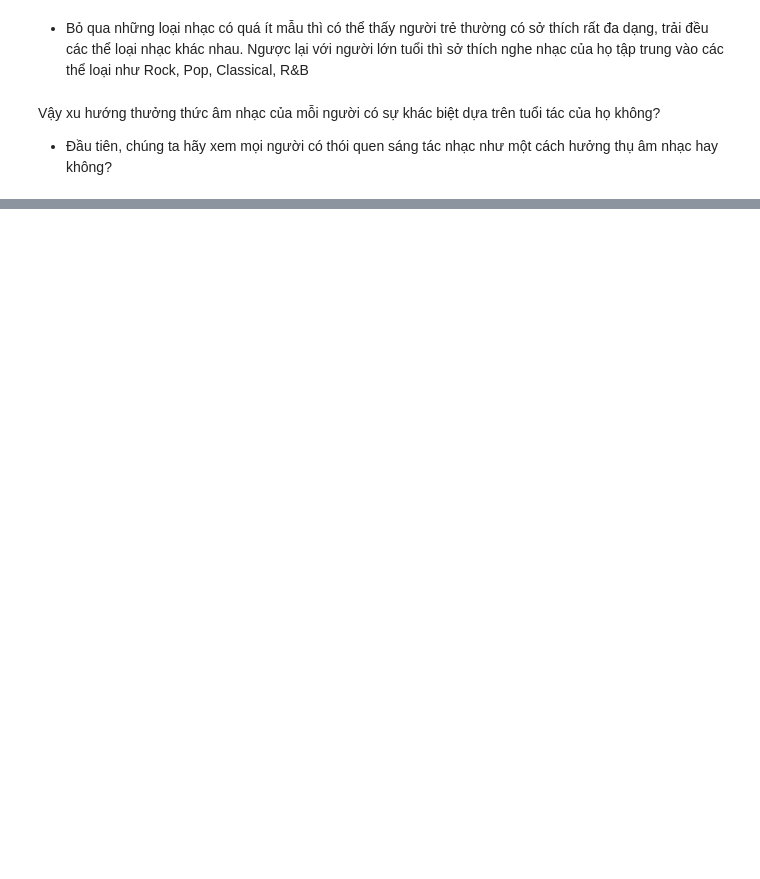
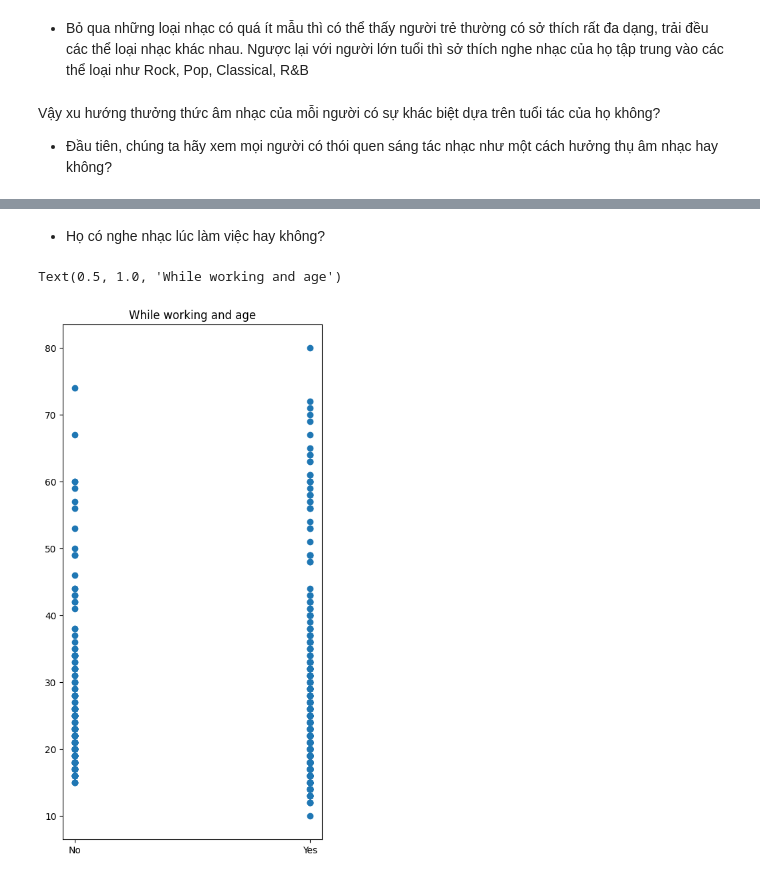
Before and after one commit to HungLVT/DS, a Jupyter notebook: 4.0-questions-and-answers.ipynb, the cells around one changed output, grey strips where cells are left out. Cells and saved outputs as stored; diff of their text form; code cells hidden in the pictures; blank space fills up the shorter version.

```diff
--- a/4.0-questions-and-answers.ipynb
+++ b/4.0-questions-and-answers.ipynb
@@ -140,0 +151,9 @@ df_composer_age.boxplot(by = 'Composer')
+# %% [markdown]
+- Họ có nghe nhạc lúc làm việc hay không?
+# %%
+plt.figure(figsize = (5, 10))
+plt.scatter(df['While working'], df['Age'])
+plt.title('While working and age')
+# %% [output]
+Text(0.5, 1.0, 'While working and age')
+[figure, added]
```
Also changed, not shown: parts of 20 cells of this notebook, 2 other files.
